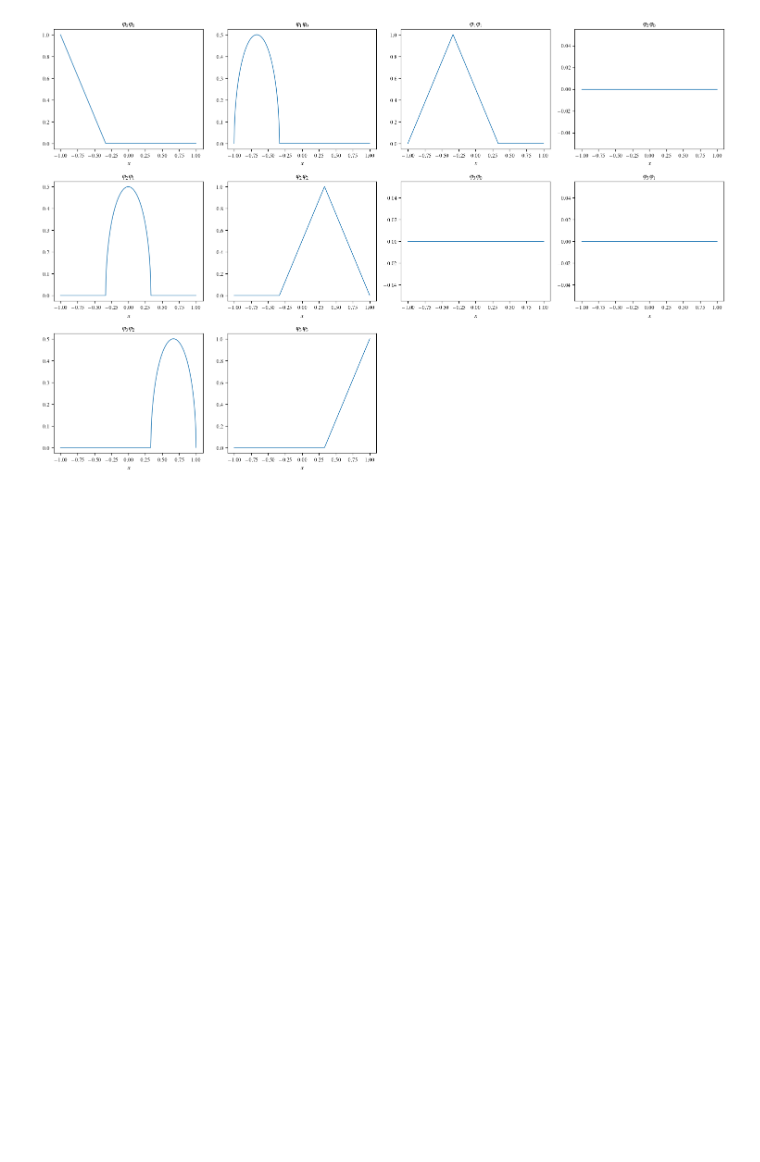
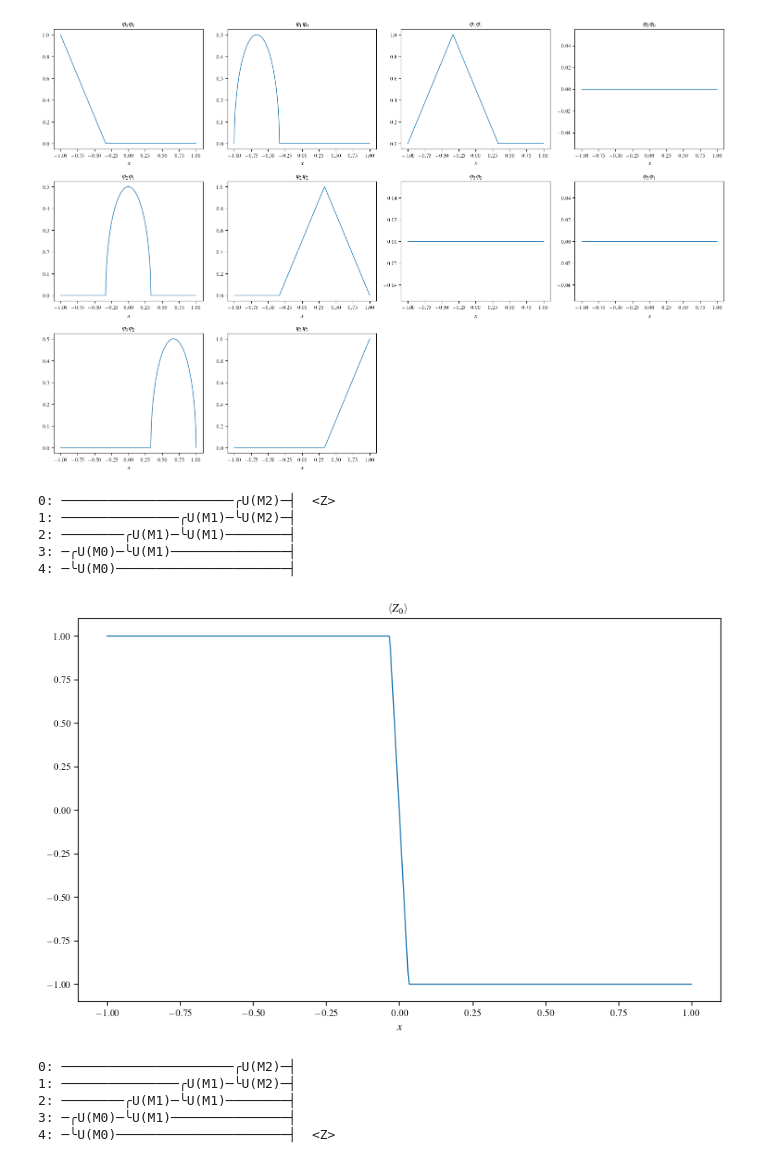
Before and after one commit to MazenAli/PPTNQFE_Examples, a Jupyter notebook: regression.ipynb, the cells around one changed output. Cells and saved outputs as stored; diff of their text form; code cells hidden in the pictures; blank space fills up the shorter version.

Commit message:
add plots for observables only

```diff
--- a/regression.ipynb
+++ b/regression.ipynb
@@ -38,3 +41,47 @@ plt.savefig('./figures/basis_funcs.pdf', format='pdf', bbox_inches='tight')
 plt.show()
 # %% [output]
 [figure]
+# %%
+num_qubits = 5
+num_nodes = 2**num_qubits
+a = -1.0
+b = 1.0
+hat_basis = HatBasis(a=a, b=b, num_nodes=num_nodes)
+
+embed = HatBasisQFE(wires=num_qubits, basis=hat_basis, sqrt=True, normalize=False)
+obs = qml.PauliZ(0)
+model = MeasurementLayer(embed, observables=obs, measurement_type=MeasurementType.Expectation)
+drawer = qml.draw(model.qnode, show_all_wires=True, expansion_strategy="device")
+x = torch.tensor([0.0])
+print(drawer(x))
+# %% [output]
+0: ──────────────────────╭U(M2)─┤  <Z>
+1: ───────────────╭U(M1)─╰U(M2)─┤
+2: ────────╭U(M1)─╰U(M1)────────┤
+3: ─╭U(M0)─╰U(M1)───────────────┤
+4: ─╰U(M0)──────────────────────┤
+# %%
+num_pnts = 500
+xvals = torch.linspace(-1.0, 1.0, num_pnts).unsqueeze(-1)
+yvals = model(xvals)
+
+plt.figure(figsize=(10, 6))
+plt.plot(xvals, yvals)
+plt.xlabel('$x$')
+plt.title("$\langle Z_0\\rangle$")
+plt.savefig('./figures/z0.pdf', format='pdf', bbox_inches='tight')
+plt.show()
+# %% [output]
+[figure, added]
+# %%
+obs = qml.PauliZ(num_qubits-1)
+model = MeasurementLayer(embed, observables=obs, measurement_type=MeasurementType.Expectation)
+drawer = qml.draw(model.qnode, show_all_wires=True, expansion_strategy="device")
+x = torch.tensor([0.0])
+print(drawer(x))
+# %% [output]
+0: ──────────────────────╭U(M2)─┤
+1: ───────────────╭U(M1)─╰U(M2)─┤
+2: ────────╭U(M1)─╰U(M1)────────┤
+3: ─╭U(M0)─╰U(M1)───────────────┤
+4: ─╰U(M0)──────────────────────┤  <Z>
```
Also changed, not shown: parts of 6 cells of this notebook, 4 other files.
